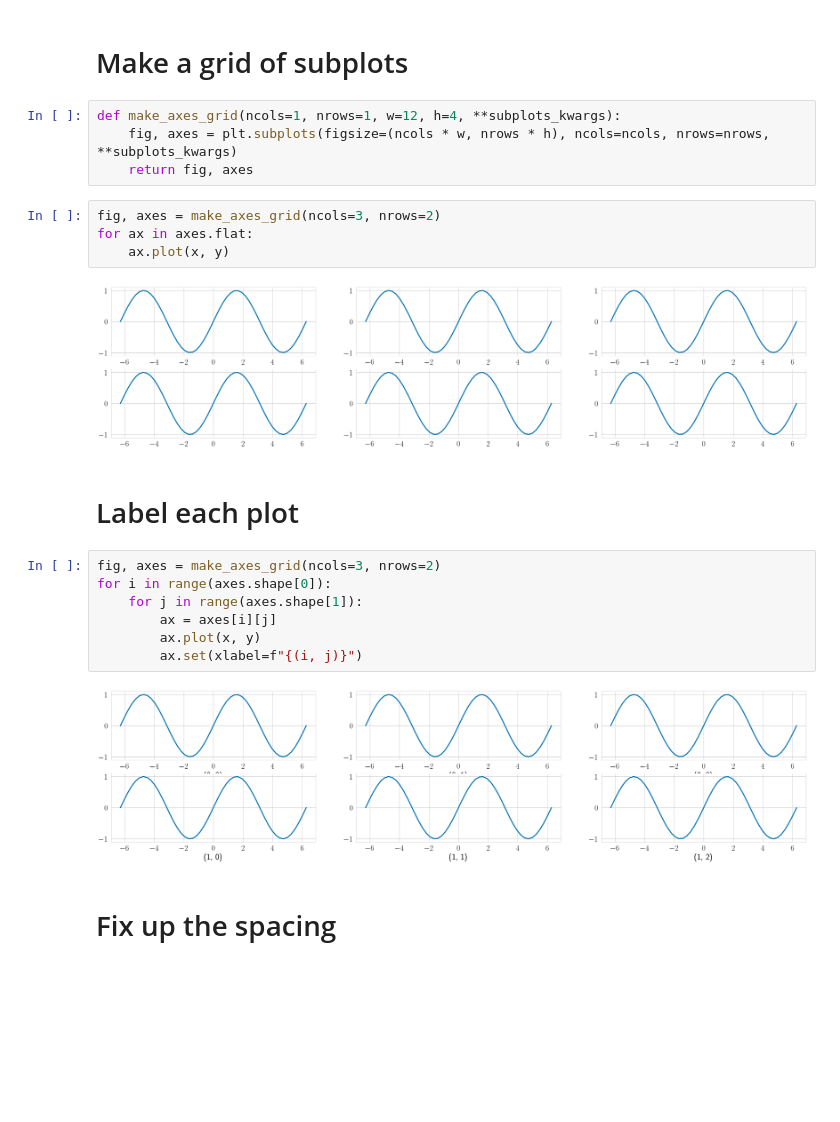
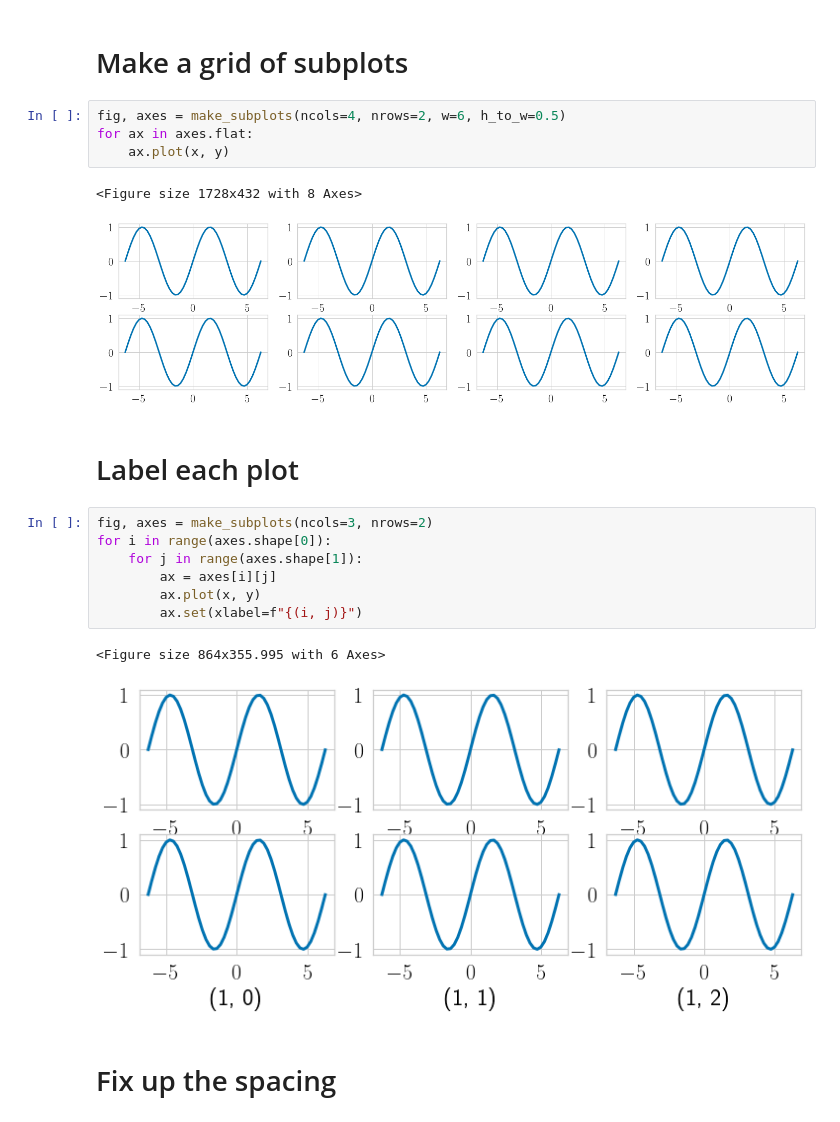
Before and after one commit to KeAWang/kondo, a Jupyter notebook: subplots.ipynb, the cells around one changed output. Cells and saved outputs as stored; diff of their text form; blank space fills up the shorter version.

```diff
--- a/subplots.ipynb
+++ b/subplots.ipynb
@@ -7,27 +9,25 @@ x = np.linspace(-2 * pi, 2 * pi)
 y = np.sin(x)
 # %% [markdown]
 # Make a grid of subplots
-# %%
-def make_axes_grid(ncols=1, nrows=1, w=12, h=4, **subplots_kwargs):
-    fig, axes = plt.subplots(figsize=(ncols * w, nrows * h), ncols=ncols, nrows=nrows, **subplots_kwargs)
-    return fig, axes
 # %%
-fig, axes = make_axes_grid(ncols=3, nrows=2)
+fig, axes = make_subplots(ncols=4, nrows=2, w=6, h_to_w=0.5)
 for ax in axes.flat:
     ax.plot(x, y)
 # %% [output]
+<Figure size 1728x432 with 8 Axes>
-[figure, old version]
+[figure, new version]
 # %% [markdown]
 # Label each plot
 # %%
-fig, axes = make_axes_grid(ncols=3, nrows=2)
+fig, axes = make_subplots(ncols=3, nrows=2)
 for i in range(axes.shape[0]):
     for j in range(axes.shape[1]):
         ax = axes[i][j]
         ax.plot(x, y)
         ax.set(xlabel=f"{(i, j)}")
 # %% [output]
+<Figure size 864x355.995 with 6 Axes>
-[figure, old version]
+[figure, new version]
 # %% [markdown]
 # Fix up the spacing
 # %%
```
Also changed, not shown: parts of 7 cells of this notebook, 5 other files.
